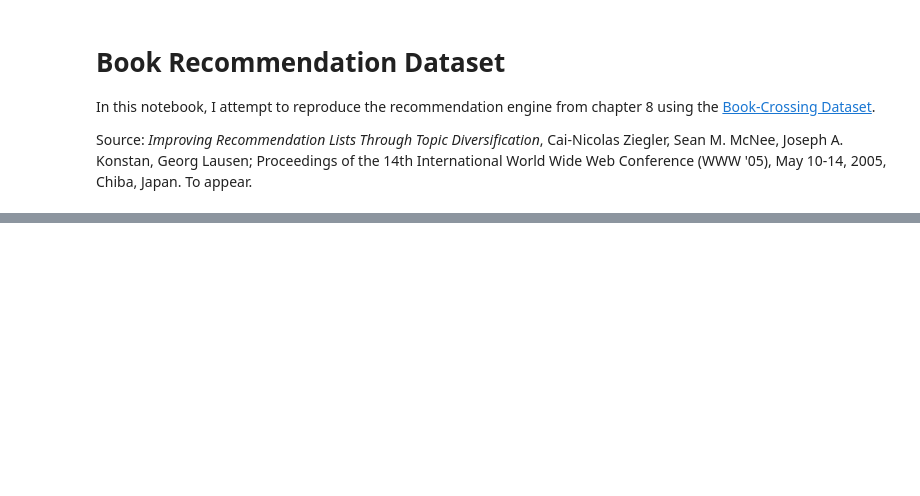
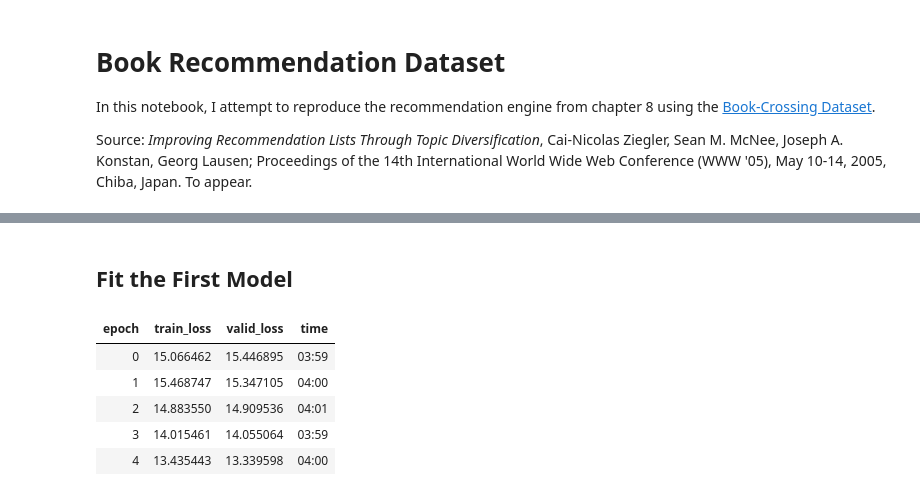
Before and after one commit to djliden/deep_learning_practice, a Jupyter notebook: notebooks/Collaborative Filtering Book Recommendations.ipynb, the cells around one changed output, grey strips where cells are left out. Saved outputs shown, nothing was run; the diff lists cells and outputs as text; code cells hidden in the pictures; blank space fills up the shorter version.

```diff
--- a/notebooks/Collaborative Filtering Book Recommendations.ipynb
+++ b/notebooks/Collaborative Filtering Book Recommendations.ipynb
@@ -144,0 +107,13 @@ I remain confused by "Free" and wonder if there's something about people looking
+# %% [markdown]
+## Fit the First Model
+# %%
+learn = collab_learner(dls, n_factors=50, y_range=(0,10.5))
+#learn.lr_find()
+learn.fit_one_cycle(5,.1,wd=0.1)
+# %% [output]
+| epoch | train_loss | valid_loss | time |
+| 0 | 15.066462 | 15.446895 | 03:59 |
+| 1 | 15.468747 | 15.347105 | 04:00 |
+| 2 | 14.883550 | 14.909536 | 04:01 |
+| 3 | 14.015461 | 14.055064 | 03:59 |
+| 4 | 13.435443 | 13.339598 | 04:00 |
```
Also changed, not shown: parts of 43 cells of this notebook.
